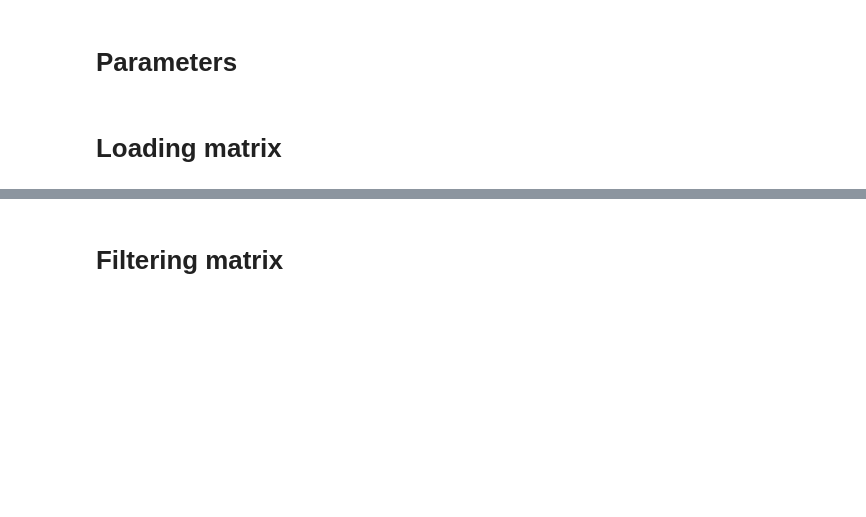
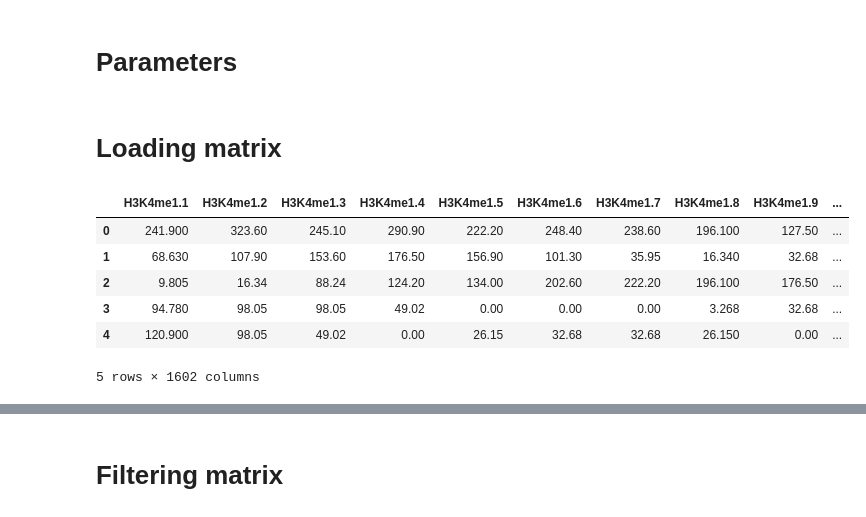
Before and after one commit to Genome-Function-Initiative-Oxford/REgulamentary, a Jupyter notebook: custom_metaplot.ipynb, the cells around one changed output, grey strips where cells are left out. Saved outputs shown, nothing was run; the diff lists cells and outputs as text; code cells hidden in the pictures; blank space fills up the shorter version.

```diff
--- a/custom_metaplot.ipynb
+++ b/custom_metaplot.ipynb
@@ -25 +25,11 @@ mtx = "huvec/merge/09_metaplot/matrix.csv"
 df = pd.read_csv(mtx, sep='\t')
+# %%
+df.head()
+# %% [output]
+|  | H3K4me1.1 | H3K4me1.2 | H3K4me1.3 | H3K4me1.4 | H3K4me1.5 | H3K4me1.6 | H3K4me1.7 | H3K4me1.8 | H3K4me1.9 | ... |
+| 0 | 241.900 | 323.60 | 245.10 | 290.90 | 222.20 | 248.40 | 238.60 | 196.100 | 127.50 | ... |
+| 1 | 68.630 | 107.90 | 153.60 | 176.50 | 156.90 | 101.30 | 35.95 | 16.340 | 32.68 | ... |
+| 2 | 9.805 | 16.34 | 88.24 | 124.20 | 134.00 | 202.60 | 222.20 | 196.100 | 176.50 | ... |
+| 3 | 94.780 | 98.05 | 98.05 | 49.02 | 0.00 | 0.00 | 0.00 | 3.268 | 32.68 | ... |
+| 4 | 120.900 | 98.05 | 49.02 | 0.00 | 26.15 | 32.68 | 32.68 | 26.150 | 0.00 | ... |
+5 rows × 1602 columns
```
Also changed, not shown: parts of 8 cells of this notebook, 28 other files.
